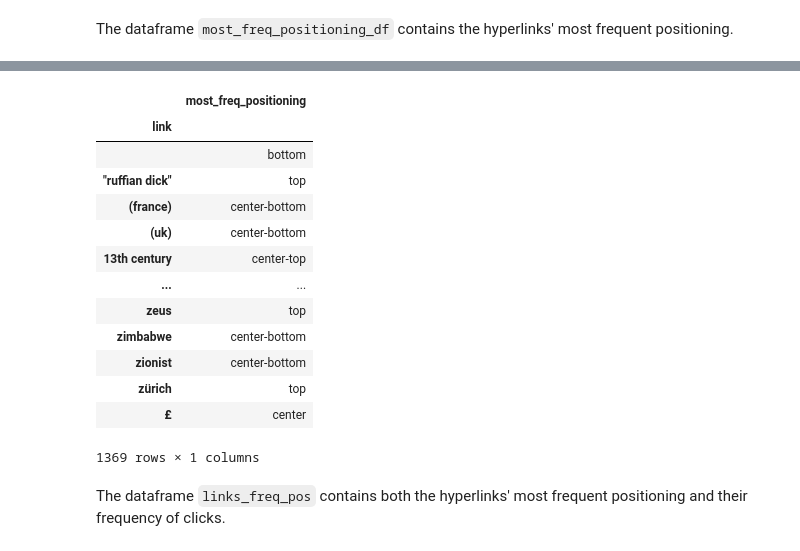
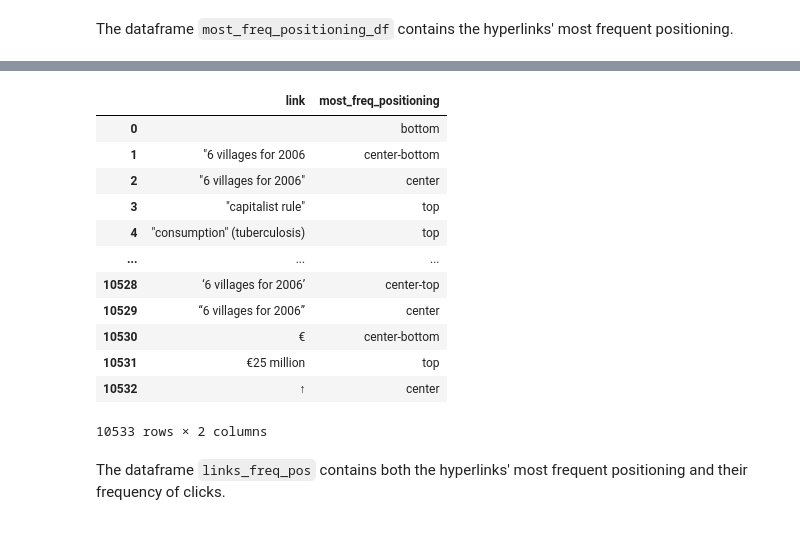
Before and after one commit to epfl-ada/ada-2022-project-theadalyzers, a Jupyter notebook: P2.ipynb, the cells around one changed output, grey strips where cells are left out. Drawn from its saved outputs; the diff is of its cells as text; code cells hidden in the pictures.

```diff
--- a/P2.ipynb
+++ b/P2.ipynb
@@ -289,17 +289,3 @@ merged_dfs
 The hyperlink _rap_ shows up in both articles; the hyperlink _jazz_, _renaissance_ and _time_ show up multiple times in one article.
 
 The two occurrences highlighted are likely to be the case for every hyperlink, when all dataframes will be merged. It is therefore essential to compute their most likely positioning in the articles' texts, so to extract any meaningful information from the data.
-# %%
-# merge all the link_positioning_df in link_positioning_dfs list on hyperlink in order to apply a function
-# that determines the most frequent positioning of the hyperlinks
-
-for df in link_positioning_dfs:
-    try:
-        df.drop(labels='#_paragraph', axis=1, inplace=True)  # remove not needed column
-    except:
-        pass
-
-
-from functools import reduce # perform multiple merge
-links_pos_dfs_merged = reduce(lambda  left,right: pd.merge(left,right,on=['link'],how='outer'), link_positioning_dfs[:100])
-links_pos_dfs_merged.head()
@@ -313,0 +292,22 @@ links_pos_dfs_merged.head()
+# %%
+# merge all the link_positioning_df in link_positioning_dfs list on hyperlink in order to apply a function
+# that determines the most frequent positioning of the hyperlinks
+
+
+link_positioning_dfs_grouped=[]
+
+fail=0
+for i, df in enumerate(link_positioning_dfs):
+    try:
+        df=df.set_index("link")
+        df=df["positioning"].groupby("link").apply(lambda x: x.values).rename(f"article_{i}")
+        link_positioning_dfs_grouped.append(df)
+    except:
+        fail+=1
+        pass
+
+from itertools import chain
+link_positioning_concatenated=(pd.concat(link_positioning_dfs_grouped)
+                               .groupby("link")
+                               .apply(lambda x: list(chain(*x.values))))
+link_positioning_concatenated[:10]
@@ -354,24 +342,23 @@ most_freq_positioning_df_2
 # %%
 # all html files
 
-most_freq_positioning=links_pos_dfs_merged.set_index("link").groupby("link").apply(lambda x: find_positioning(x.values.flatten()))
+most_freq_positioning=link_positioning_concatenated.apply(find_positioning)
 most_freq_positioning_df=pd.DataFrame(most_freq_positioning, columns=['most_freq_positioning'])
-most_freq_positioning_df
+most_freq_positioning_df.reset_index()
 # %% [output]
-|  | most_freq_positioning |
-| link |  |
-|  | bottom |
-| "ruffian dick" | top |
-| (france) | center-bottom |
-| (uk) | center-bottom |
-| 13th century | center-top |
-| ... | ... |
-| zeus | top |
-| zimbabwe | center-bottom |
-| zionist | center-bottom |
-| zürich | top |
-| £ | center |
+|  | link | most_freq_positioning |
+| 0 |  | bottom |
+| 1 | "6 villages for 2006 | center-bottom |
+| 2 | "6 villages for 2006" | center |
+| 3 | "capitalist rule" | top |
+| 4 | "consumption" (tuberculosis) | top |
+| ... | ... | ... |
+| 10528 | ‘6 villages for 2006’ | center-top |
+| 10529 | “6 villages for 2006” | center |
+| 10530 | € | center-bottom |
+| 10531 | €25 million | top |
+| 10532 | ↑ | center |
-1369 rows × 1 columns
+10533 rows × 2 columns
 # %% [markdown]
 The dataframe `links_freq_pos` contains both the hyperlinks' most frequent positioning and their frequency of clicks.
 # %%
```
Also changed, not shown: parts of 26 cells of this notebook.
